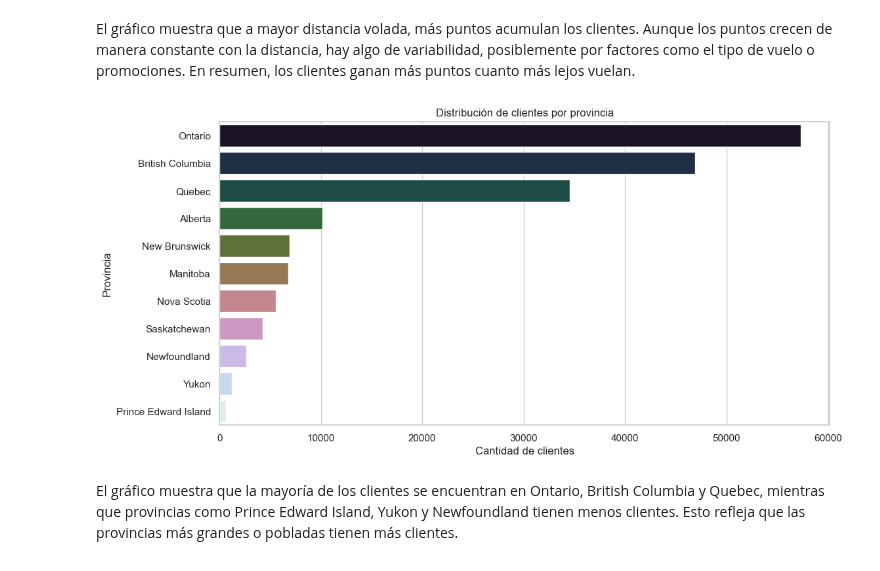
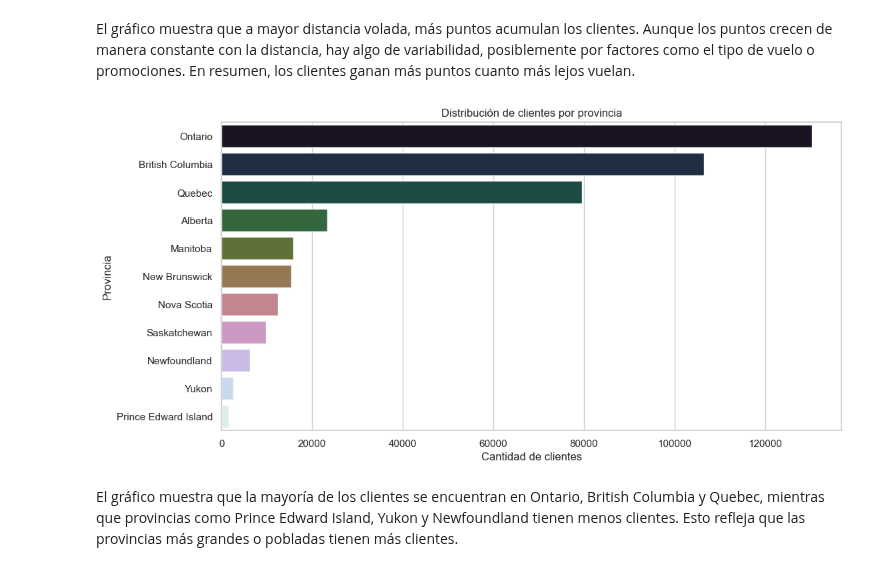
Before and after one commit to Adalab/bda-modulo-3-evaluacion-final-lucia18nozal, a Jupyter notebook: Ejercicio_Evaluacion_Modulo_3_LuciaNozal.ipynb, the cells around one changed output. Cells and saved outputs as stored; diff of their text form; code cells hidden in the pictures.

```diff
--- a/Ejercicio_Evaluacion_Modulo_3_LuciaNozal.ipynb
+++ b/Ejercicio_Evaluacion_Modulo_3_LuciaNozal.ipynb
@@ -390,14 +390,14 @@ El gráfico muestra que a mayor distancia volada, más puntos acumulan los clien
 # %%
 # Distribución de clientes por provincia/estado.
 # ¿Cuál es la distribución de los clientes por provincia o estado?
 plt.figure(figsize=(12, 6)) # Crea una nueva figura con un tamaño de 10x5 pulgadas para ajustar la visualización del gráfico.
-sns.countplot(y=data['Province'], order=data['Province'].value_counts().index, palette="cubehelix") # Muestra la distribución de clientes por provincia ordenadas de mayor a menor en el gráfico.
+sns.countplot(y=data_combinado['Province'], order=data_combinado['Province'].value_counts().index, palette="cubehelix") # Muestra la distribución de clientes por provincia ordenadas de mayor a menor en el gráfico.
 plt.title("Distribución de clientes por provincia")
 plt.xlabel("Cantidad de clientes")
 plt.ylabel("Provincia")
 plt.show()
 # %% [output]
-[figure, old version]
+[figure, new version]
 # %% [markdown]
 El gráfico muestra que la mayoría de los clientes se encuentran en Ontario, British Columbia y Quebec, mientras que provincias como Prince Edward Island, Yukon y Newfoundland tienen menos clientes. Esto refleja que las provincias más grandes o pobladas tienen más clientes.
 # %%
```
Also changed, not shown: parts of 8 cells of this notebook, 7 other files.
